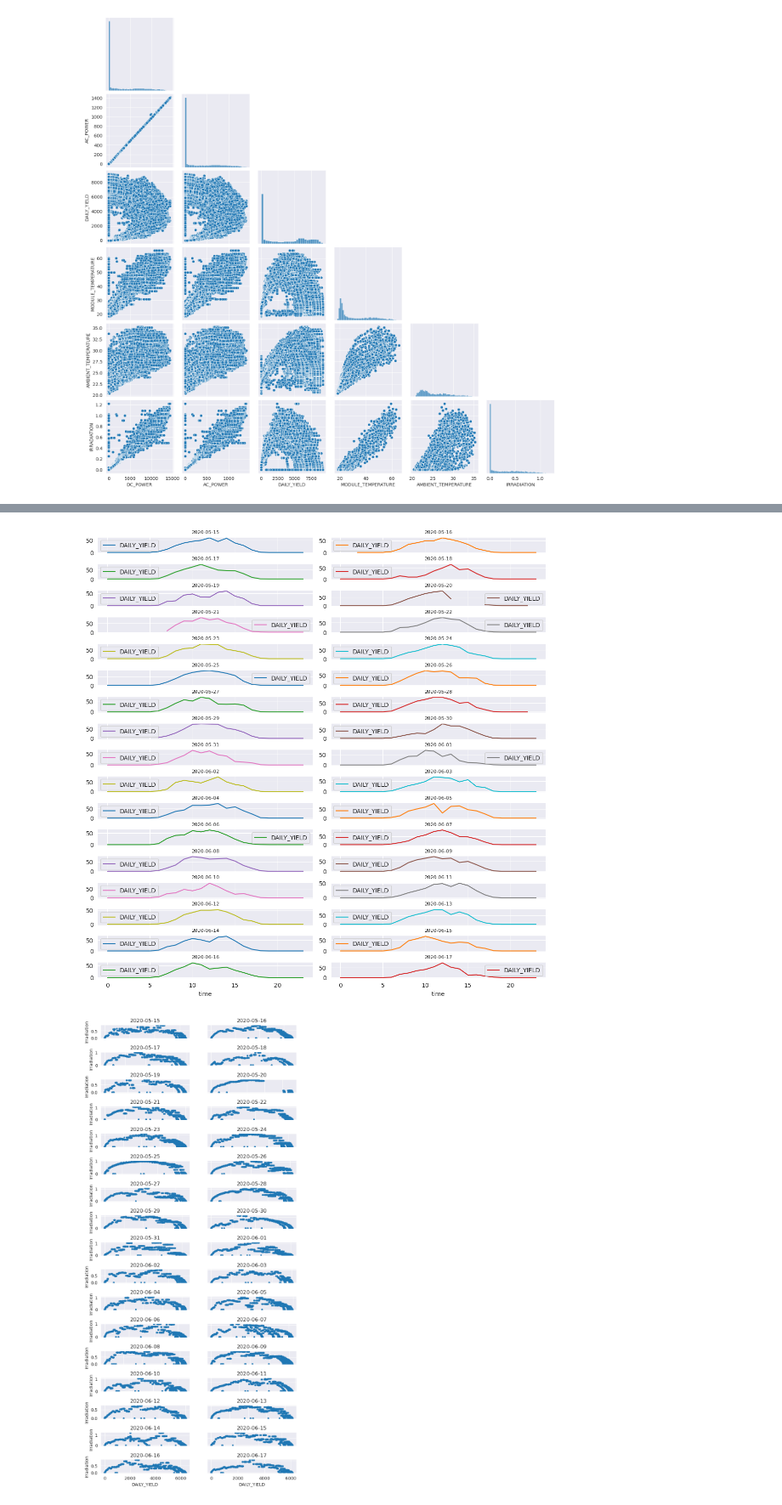
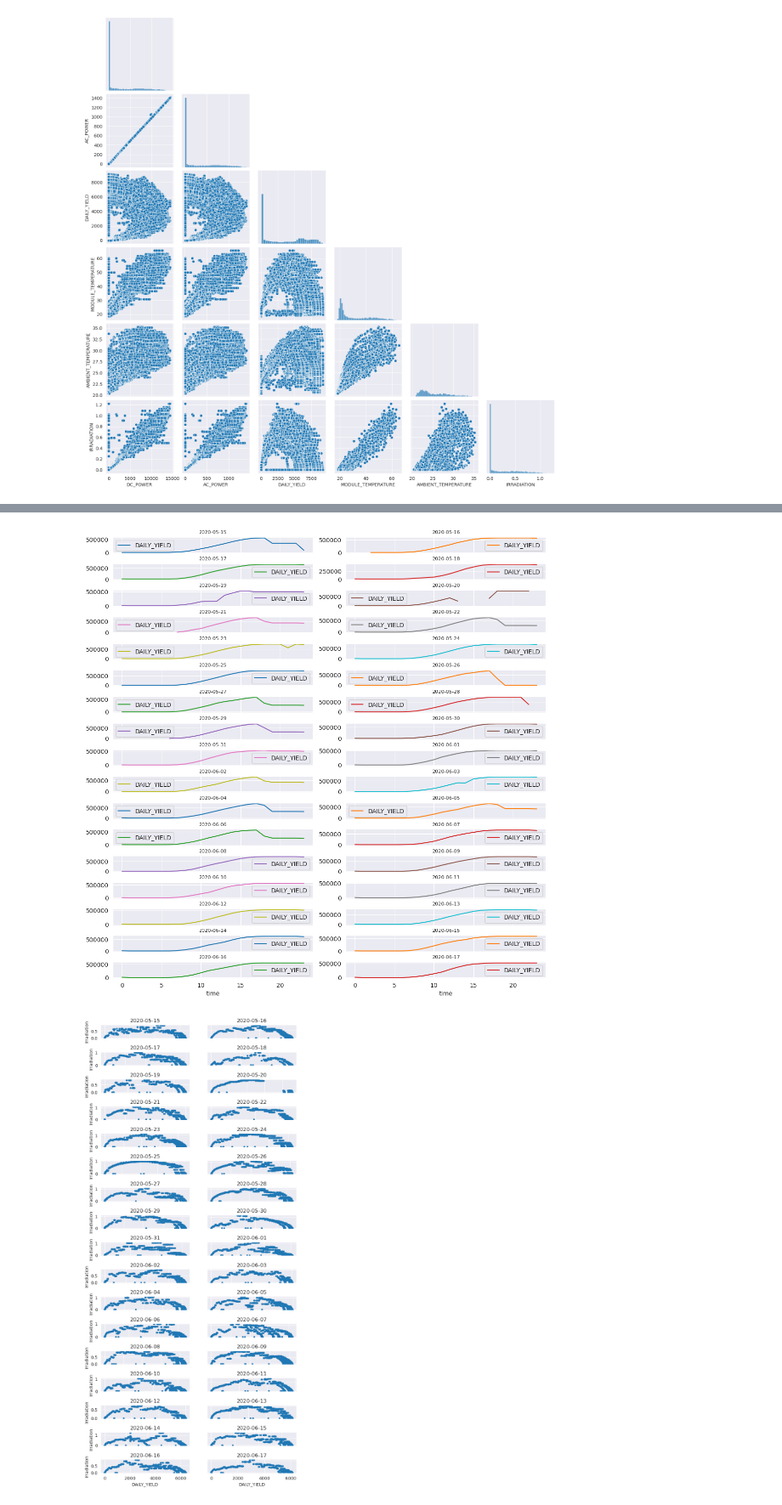
Before and after one commit to sedimir/SediMir, a Jupyter notebook: solar-power-generation.ipynb, the cells around one changed output, grey strips where cells are left out. Shown at 85% size. Cells and saved outputs as stored; diff of their text form; code cells hidden in the pictures.

```diff
--- a/solar-power-generation.ipynb
+++ b/solar-power-generation.ipynb
@@ -223,17 +224,17 @@ sns.pairplot(gen_sen[['DC_POWER', 'AC_POWER','DAILY_YIELD', 'MODULE_TEMPERATURE'
 gen_sen['time']= gen_sen.DATE_TIME.dt.hour
 gen_sen['Day']= gen_sen.DATE_TIME.dt.date
 # %%
-cols=gen_sen.groupby(['time','Day'])['IRRADIATION'].sum().unstack()
+cols=gen_sen.groupby(['time','Day'])['DAILY_YIELD'].sum().unstack()
 ax =cols.plot(sharex=True,subplots=True,layout=(17,2),figsize=(11,11))
 plt.tight_layout(pad=1)
 i=0
 for a in range(len(ax)):
     for b in range(len(ax[a])):
         ax[a,b].set_title(cols.columns[i],size=8)
         ax[a,b].legend(['DAILY_YIELD'])
         i=i+1
 # %% [output]
-[figure, old version]
+[figure, new version]
 # %%
 days=gen_sen.Day.unique()
 f,ax=plt.subplots(17,2,figsize=(7,15))
```
Also changed, not shown: parts of 2 cells of this notebook.
